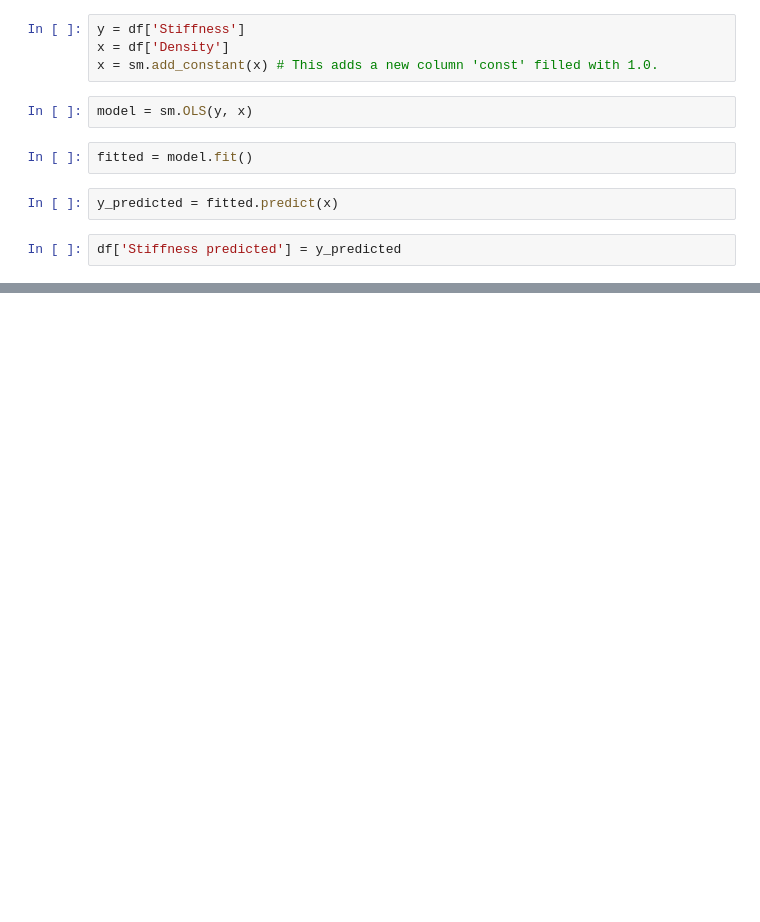
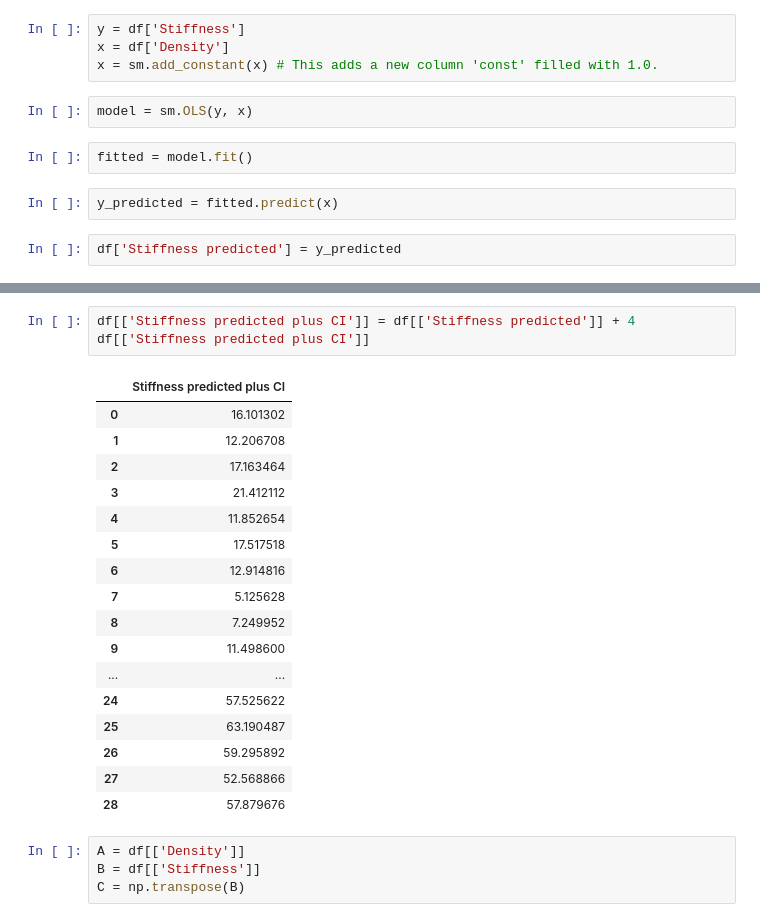
Before and after one commit to gillespilon/noob, a Jupyter notebook: minitab_particle_board.ipynb, the cells around one changed output, grey strips where cells are left out. Drawn from its saved outputs; the diff is of its cells as text; blank space fills up the shorter version.

```diff
--- a/minitab_particle_board.ipynb
+++ b/minitab_particle_board.ipynb
@@ -60,0 +142,25 @@ fitted.params
+# %%
+df[['Stiffness predicted plus CI']] = df[['Stiffness predicted']] + 4
+df[['Stiffness predicted plus CI']]
+# %% [output]
+|  | Stiffness predicted plus CI |
+| 0 | 16.101302 |
+| 1 | 12.206708 |
+| 2 | 17.163464 |
+| 3 | 21.412112 |
+| 4 | 11.852654 |
+| 5 | 17.517518 |
+| 6 | 12.914816 |
+| 7 | 5.125628 |
+| 8 | 7.249952 |
+| 9 | 11.498600 |
+| ... | ... |
+| 24 | 57.525622 |
+| 25 | 63.190487 |
+| 26 | 59.295892 |
+| 27 | 52.568866 |
+| 28 | 57.879676 |
+# %%
+A = df[['Density']]
+B = df[['Stiffness']]
+C = np.transpose(B)
```
Also changed, not shown: parts of 15 cells of this notebook, 1 other file.
